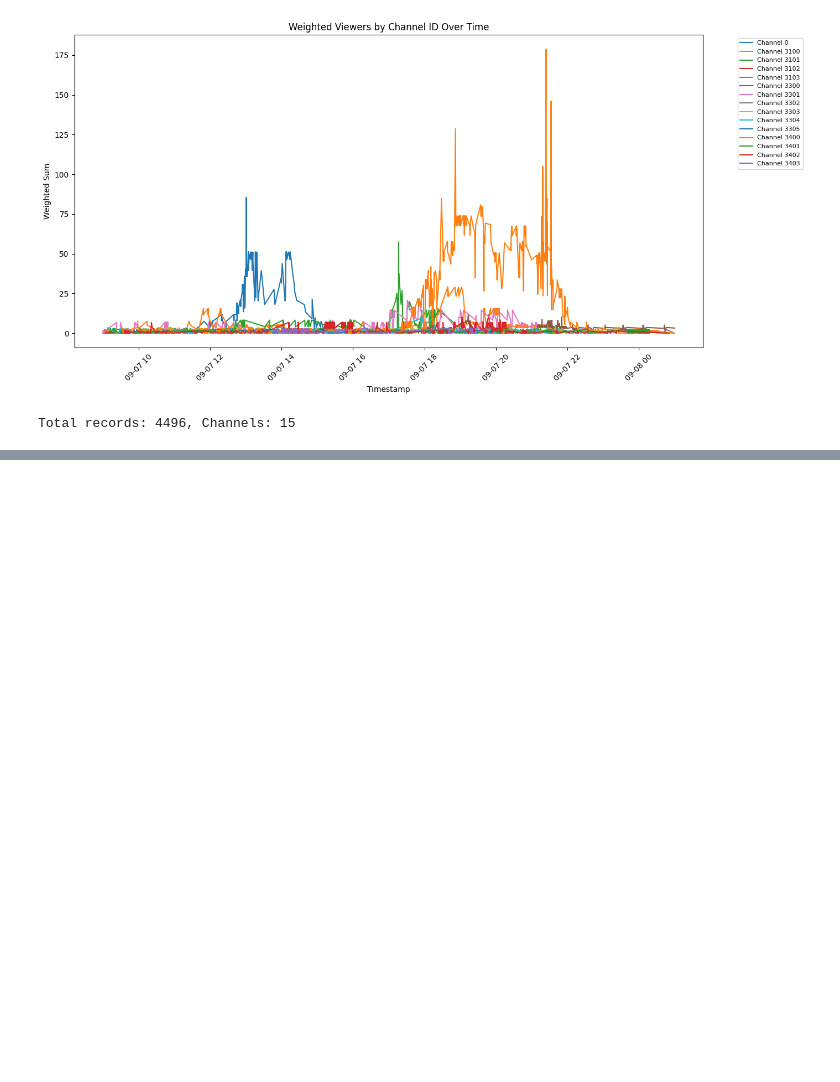
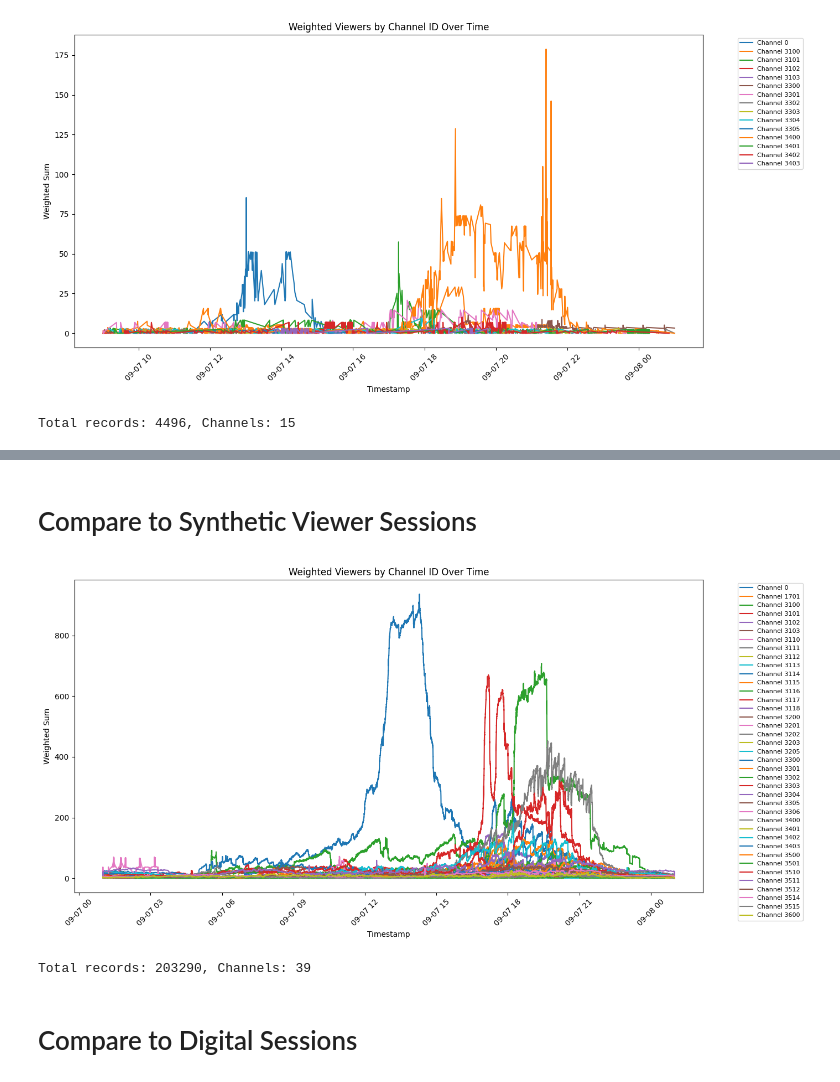
Before and after one commit to kialburg/streaming-viewership-case-study, a Jupyter notebook: output/explore_output.ipynb, the cells around one changed output, grey strips where cells are left out. Drawn from its saved outputs; the diff is of its cells as text; code cells hidden in the pictures; blank space fills up the shorter version.

```diff
--- a/output/explore_output.ipynb
+++ b/output/explore_output.ipynb
@@ -100,0 +106,2 @@ Total records: 4496, Channels: 15
+# %% [markdown]
+# Compare to Synthetic Viewer Sessions
@@ -100,0 +172,27 @@ Total records: 4496, Channels: 15
+# %%
+import matplotlib.pyplot as plt
+
+group = "m3049"
+# Filter and sort once
+filtered_df = viewer_sessions_weighted_sum_df[viewer_sessions_weighted_sum_df["target_group"]==group].sort_values('ts')
+
+# Create line plot with ts as x-axis
+plt.figure(figsize=(14, 7))
+
+for channel_id, data in filtered_df.groupby('channel_id'):
+    plt.plot(data['ts'], data["weighted_sum"], label=f'Channel {channel_id}')
+
+plt.xlabel('Timestamp')
+plt.ylabel('Weighted Sum')
+plt.title('Weighted Viewers by Channel ID Over Time')
+plt.xticks(rotation=45)
+plt.legend(bbox_to_anchor=(1.05, 1), loc='upper left', fontsize=8)
+plt.tight_layout()
+plt.show()
+
+print(f"Total records: {len(filtered_df)}, Channels: {filtered_df['channel_id'].nunique()}")
+# %% [output]
+[figure, added]
+Total records: 203290, Channels: 39
+# %% [markdown]
+# Compare to Digital Sessions
```
Also changed, not shown: parts of 20 cells of this notebook.
